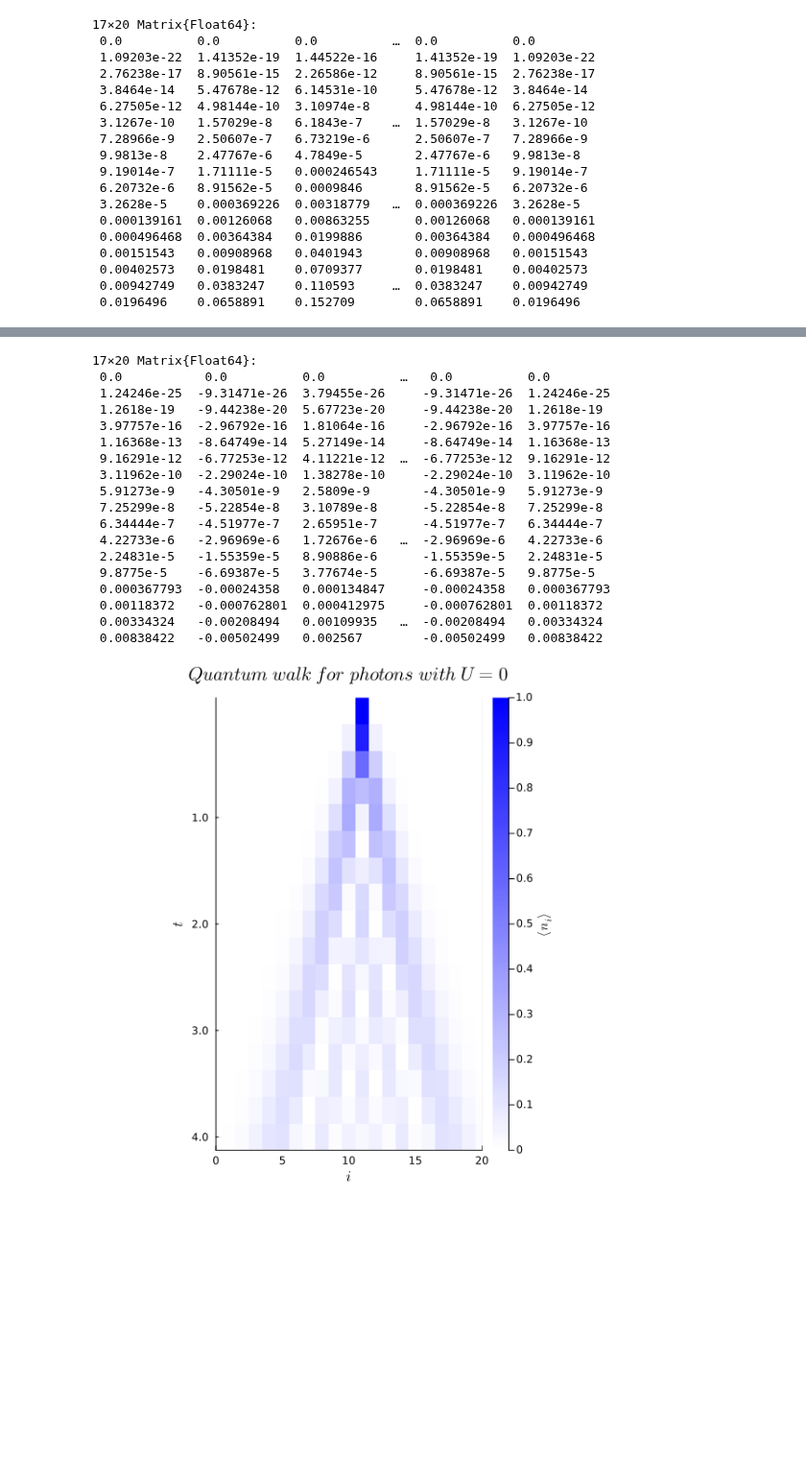
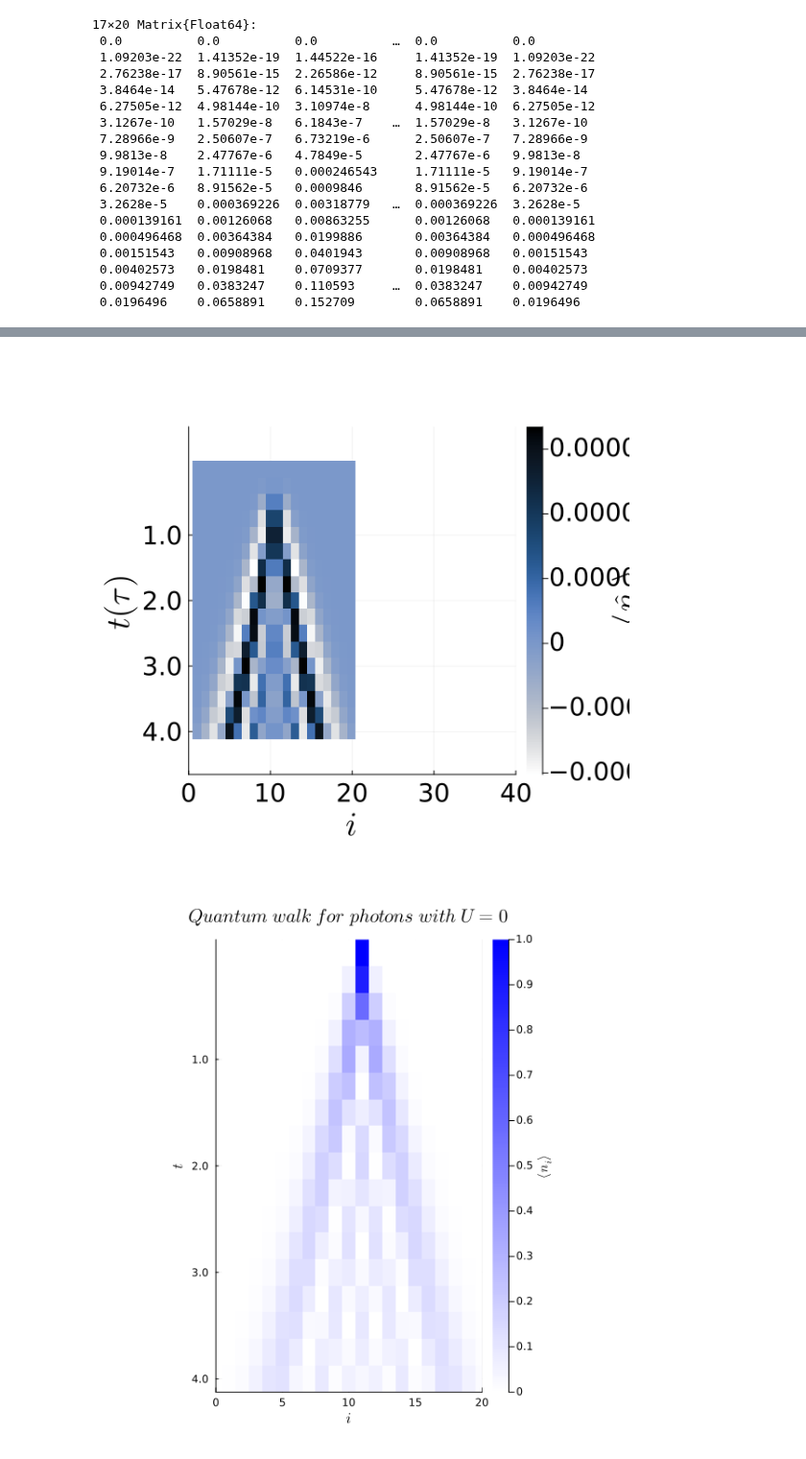
Before and after one commit to RonaldoNA/Projects, a Jupyter notebook: Wave guides as analog/Program/Quantum Walks and Correlator-Copy1.ipynb, the cells around one changed output, grey strips where cells are left out. Shown at 96% size. Saved outputs shown, nothing was run; the diff lists cells and outputs as text; code cells hidden in the pictures; blank space fills up the shorter version.

```diff
--- a/Wave guides as analog/Program/Quantum Walks and Correlator-Copy1.ipynb
+++ b/Wave guides as analog/Program/Quantum Walks and Correlator-Copy1.ipynb
@@ -34,7 +35,7 @@ function generate_basis(N, M)
 end
 ######################################################################################
 N = 2; #particulas
-M = 20; #sitios
+M = 40; #sitios
 #######################################################################################
 #i-écimo número primo (forma sugerida)
 p(i)=100i+3
@@ -382,10 +394,9 @@ function quantum_walks(θ::Float64, Uva::Float64, gva::Float64)#, J::Float64=1.0
             tickfontsize = 19, top_margin = 11mm, right_margin = 11mm,
         colorbar=true)#, legend_title =L"U = 0")
             #titlefontsize = 15)     # Título
-    annotate!(-1, -.75, text(L"\theta= 0.0", 22, :black))
-    annotate!(11, -.75, text(L"U= %$Uva", 22, :black))
-    annotate!(23, -.75, text(L"g= %$gva", 22, :black))
-    return result
+    annotate!(-1, -2.5, text(L"\theta= 0.0", 22, :black))
+    annotate!(11, -2.5, text(L"U= %$Uva", 22, :black))
+    annotate!(23, -2.5, text(L"g= %$gva", 22, :black))
 end
 # %% [output]
 quantum_walks (generic function with 1 method)
@@ -392,4 +411,4 @@ quantum_walks (generic function with 1 method)
 # %%
 #Prueba para valores unicos
-quantum_walks(0.0, 0.0 , 0.0)
+qwcut = quantum_walks(0.0, 0.0 , 0.0)[1:17, 11:30]
 # %% [output]
@@ -403,7 +460,7 @@ end
 # %%
 # savefig("QWalk-theta-zero-U-zero-style-1.png")
 # %%
-R1 = load_object("qwalk0110.jld2")
+R1 = load_object("qwalk0110fortysites.jld2")
 # %% [output]
 17×20 Matrix{Float64}:
  0.0          0.0          0.0          …  0.0          0.0
@@ -426,24 +504,20 @@ R1 = load_object("qwalk0110.jld2")
 # %%
-quantum_walks(0.0, 0.0 , 0.0) - R1
+Tperiod = 4.0
+y_full_ticks = 0:0.25:Tperiod  # Rango de la cuadricula (0 a tfin con pasos de 0.25)
+y_labels = vec(range(1, Tperiod + 1))     # Las etiquetas que quiero mostrar especificamente
+y_label_indices = findall(x -> x in y_labels, y_full_ticks)  # Indices
+heatmap(qwcut - R1, color = cgrad(:oslo, rev=true) #cgrad([:white , :blue])
+        , xlabel=L"i", ylabel=L"t(\tau)", colorbar_title= "\n " * L"\langle \hat{n}_i \rangle",   yflip = true,  aspect_ratio=2, size=(600, 600),
+            yticks=(y_label_indices, y_labels), xlimits=(0,M) ,
+            #title=L"Quantum~walk~for~U = %$Uva ~ \theta = %$θ ~g = %$gva",
+            colorbar_tickfontsize = font(10),
+            # fuentes
+            guidefontsize = 25,    # Títulos de ejes (i, t)
+            colorbar_titlefontsize = 24, #Tamaño de la barra de calor
+            tickfontsize = 19, top_margin = 11mm, right_margin = 11mm,
+        colorbar=true)
 # %% [output]
-17×20 Matrix{Float64}:
- 0.0           0.0          0.0          …   0.0          0.0
- 1.24246e-25  -9.31471e-26  3.79455e-26     -9.31471e-26  1.24246e-25
- 1.2618e-19   -9.44238e-20  5.67723e-20     -9.44238e-20  1.2618e-19
- 3.97757e-16  -2.96792e-16  1.81064e-16     -2.96792e-16  3.97757e-16
- 1.16368e-13  -8.64749e-14  5.27149e-14     -8.64749e-14  1.16368e-13
- 9.16291e-12  -6.77253e-12  4.11221e-12  …  -6.77253e-12  9.16291e-12
- 3.11962e-10  -2.29024e-10  1.38278e-10     -2.29024e-10  3.11962e-10
- 5.91273e-9   -4.30501e-9   2.5809e-9       -4.30501e-9   5.91273e-9
- 7.25299e-8   -5.22854e-8   3.10789e-8      -5.22854e-8   7.25299e-8
- 6.34444e-7   -4.51977e-7   2.65951e-7      -4.51977e-7   6.34444e-7
- 4.22733e-6   -2.96969e-6   1.72676e-6   …  -2.96969e-6   4.22733e-6
- 2.24831e-5   -1.55359e-5   8.90886e-6      -1.55359e-5   2.24831e-5
- 9.8775e-5    -6.69387e-5   3.77674e-5      -6.69387e-5   9.8775e-5
- 0.000367793  -0.00024358   0.000134847     -0.00024358   0.000367793
- 0.00118372   -0.000762801  0.000412975     -0.000762801  0.00118372
- 0.00334324   -0.00208494   0.00109935   …  -0.00208494   0.00334324
- 0.00838422   -0.00502499   0.002567        -0.00502499   0.00838422
+[figure, added]
 # %%
 theo_result = zeros(length(t), M)
 #Define J runneling amplitude
```
Also changed, not shown: parts of 8 cells of this notebook, 6 other files.
